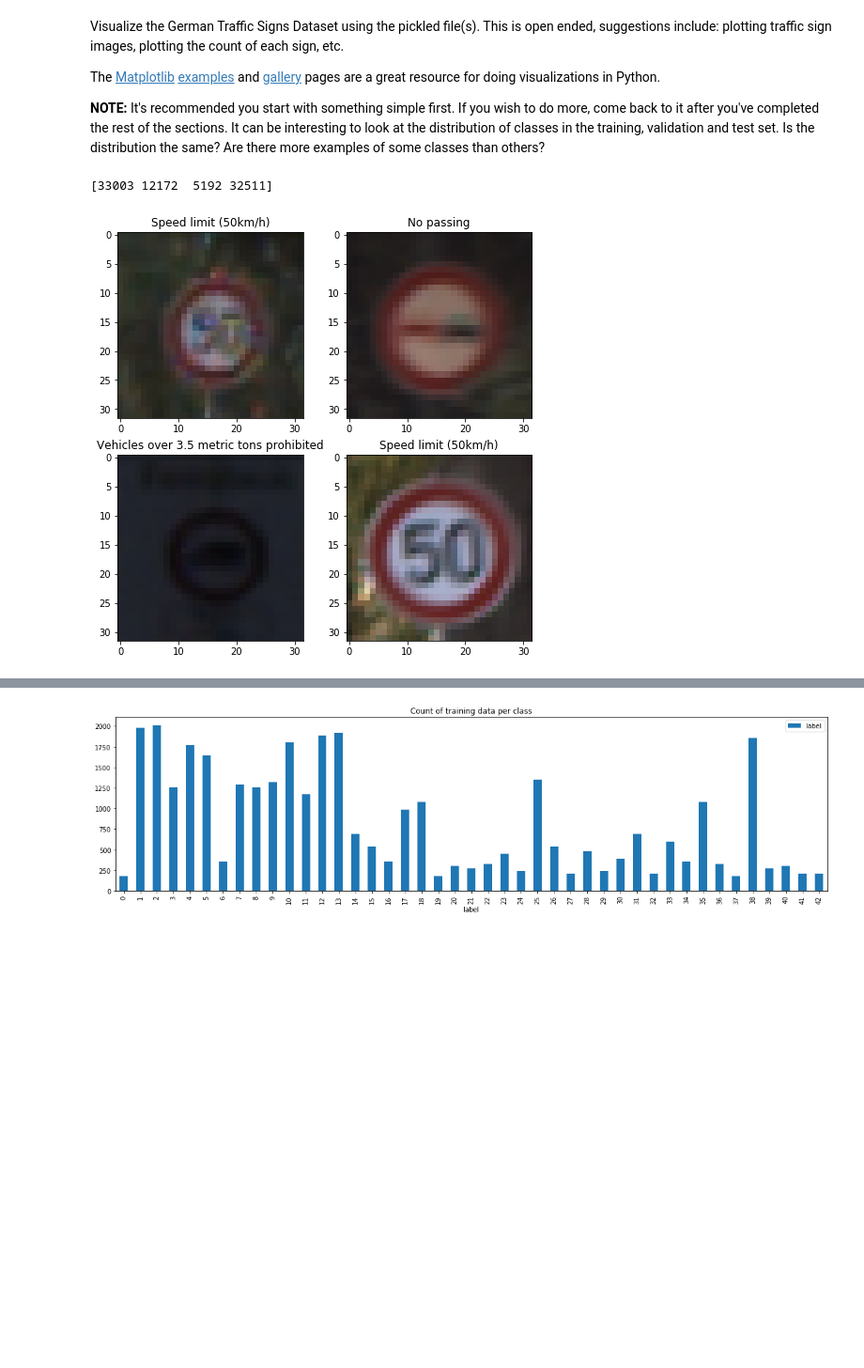
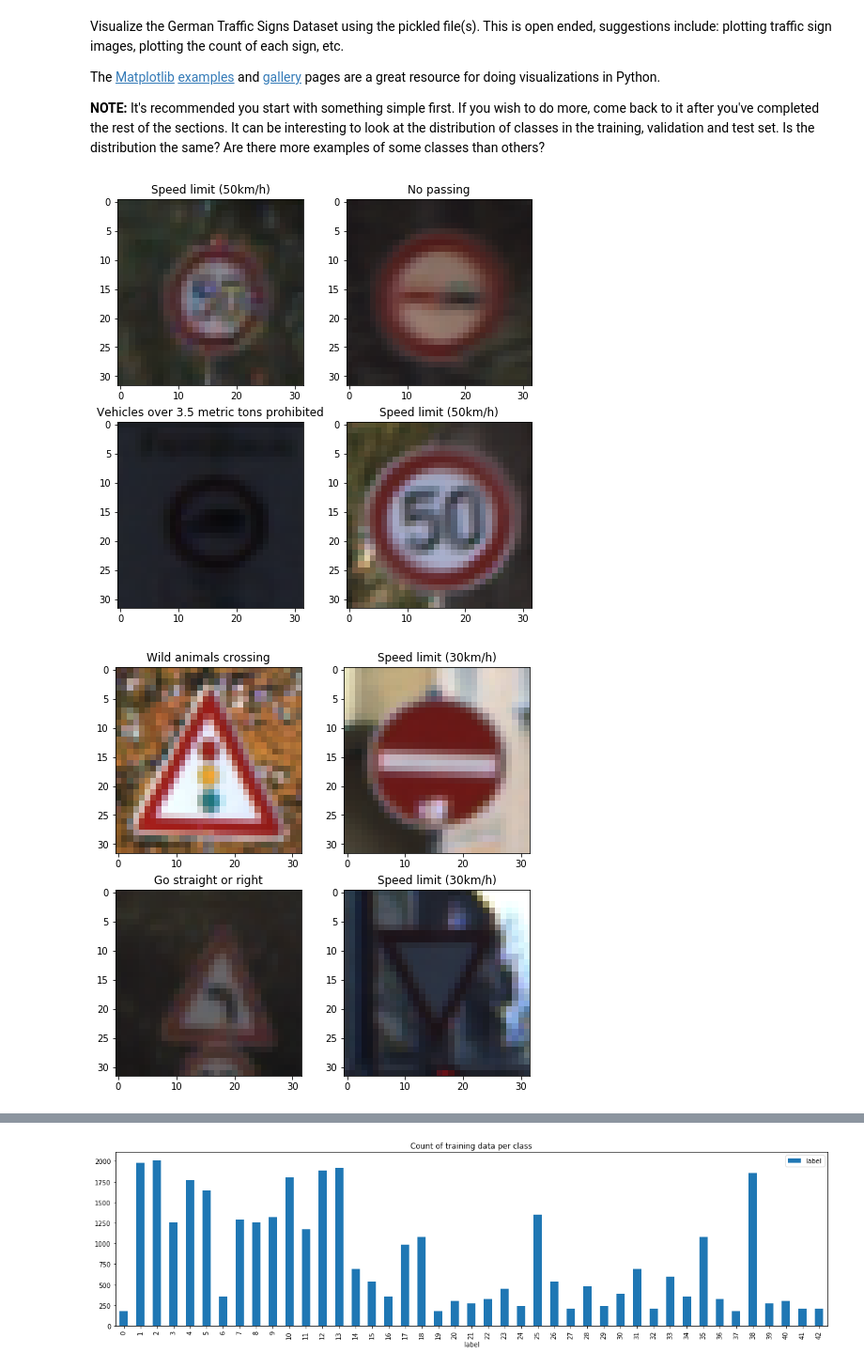
Before and after one commit to mehrshadshams/CarND-Traffic-Sign-Classifier-Project, a Jupyter notebook: Traffic_Sign_Classifier3.ipynb, the cells around one changed output, grey strips where cells are left out. Shown at 94% size. Drawn from its saved outputs; the diff is of its cells as text; code cells hidden in the pictures; blank space fills up the shorter version.

```diff
--- a/Traffic_Sign_Classifier3.ipynb
+++ b/Traffic_Sign_Classifier3.ipynb
@@ -118,19 +118,24 @@ def show_images(images, labels, rows=1, fname=None):
             axis[i].imshow(images[i])
     if fname is not None:
         fig.savefig(fname)
+
+def show_random(data, labels, count = 4, rows = 1, random_seed = 1, fname = None):
+    np.random.seed(random_seed)
+
+    idx = np.random.choice(len(data), count)
+    signs = data[idx]
+    sign_labels = labels[idx]
+
+    show_images(signs, [sign_label_names[i] for i in sign_labels], rows=rows, fname=fname)
 # %%
 import matplotlib.pyplot as plt
 # Visualizations will be shown in the notebook.
 %matplotlib inline
 
-np.random.seed(1)
-
-idx = np.random.choice(n_train, 4)
-print(idx)
-signs = X_train_orig[idx]
-sign_labels = y_train[idx]
-
-show_images(signs, [sign_label_names[i] for i in sign_labels], rows=2, fname='train_sample.png')
+show_random(X_train_orig, y_train, rows=2, fname='images/train_sample.png')
 # %% [output]
-[33003 12172  5192 32511]
 [figure]
+# %%
+show_random(X_valid_orig, y_train, rows=2, fname='images/valid_sample.png')
+# %% [output]
+[figure, added]
```
Also changed, not shown: parts of 38 cells of this notebook, 26 other files.
